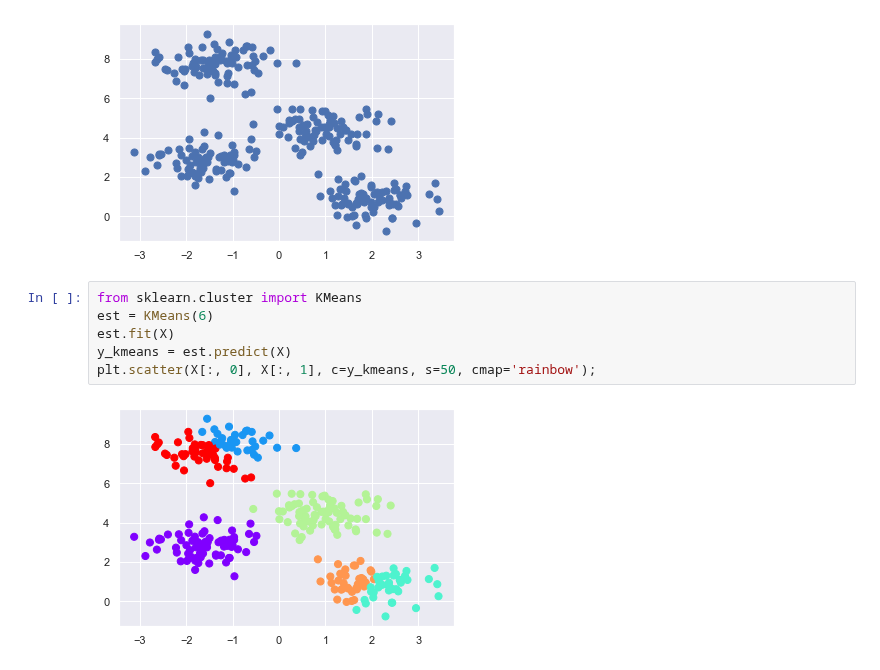
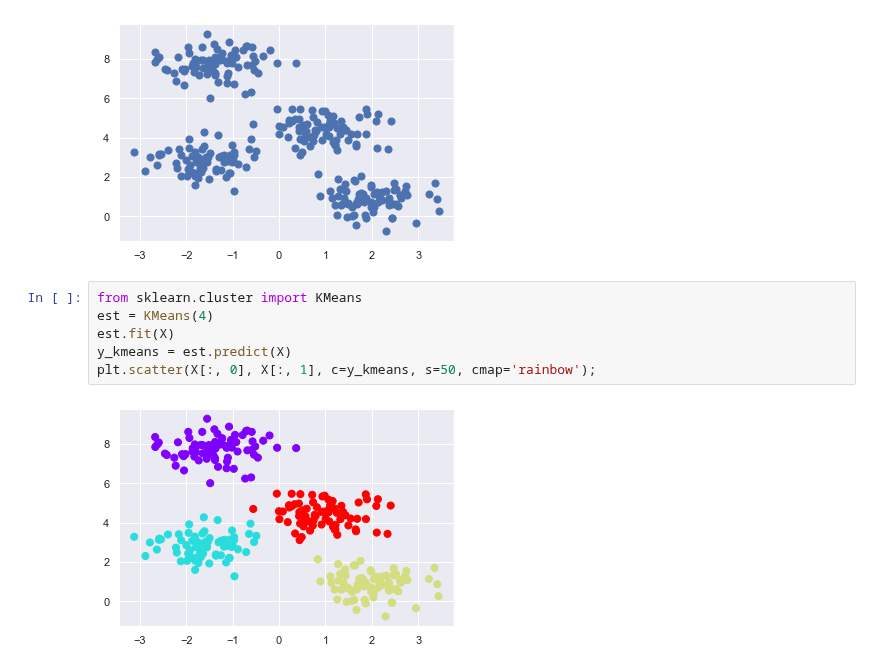
Before and after one commit to marcellusruben/JL_git_example, a Jupyter notebook: cluster.ipynb, the cells around one changed output. Drawn from its saved outputs; the diff is of its cells as text.

```diff
--- a/cluster.ipynb
+++ b/cluster.ipynb
@@ -13,9 +13,9 @@ plt.scatter(X[:, 0], X[:, 1], s=50);
 [figure]
 # %%
 from sklearn.cluster import KMeans
-est = KMeans(6)
+est = KMeans(4)
 est.fit(X)
 y_kmeans = est.predict(X)
 plt.scatter(X[:, 0], X[:, 1], c=y_kmeans, s=50, cmap='rainbow');
 # %% [output]
-[figure, old version]
+[figure, new version]
```
